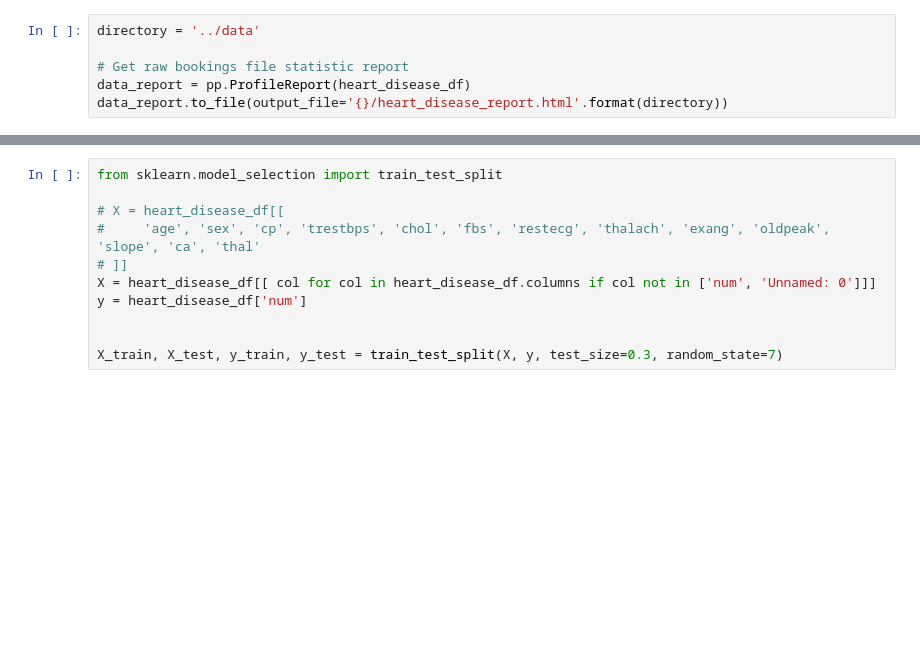
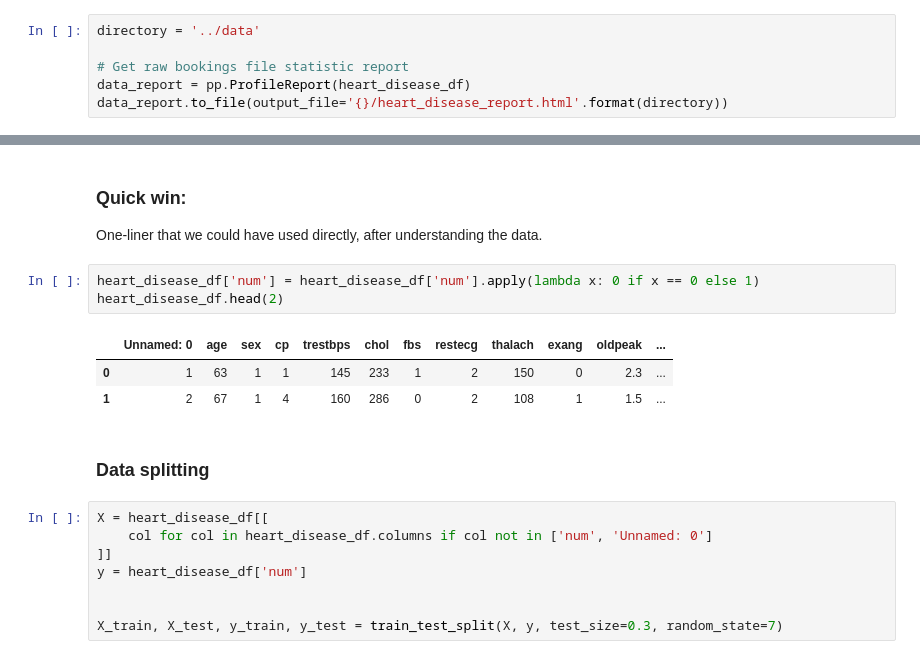
Before and after one commit to tanguyRa/AIML5, a Jupyter notebook: notebooks/Day1.ipynb, the cells around one changed output, grey strips where cells are left out. Cells and saved outputs as stored; diff of their text form; blank space fills up the shorter version.

```diff
--- a/notebooks/Day1.ipynb
+++ b/notebooks/Day1.ipynb
@@ -81,10 +163,19 @@ data_report.to_widgets()
+# %% [markdown]
+### Quick win:
+One-liner that we could have used directly, after understanding the data.
+# %%
+heart_disease_df['num'] = heart_disease_df['num'].apply(lambda x: 0 if x == 0 else 1)
+heart_disease_df.head(2)
+# %% [output]
+|  | Unnamed: 0 | age | sex | cp | trestbps | chol | fbs | restecg | thalach | exang | oldpeak | ... |
+| 0 | 1 | 63 | 1 | 1 | 145 | 233 | 1 | 2 | 150 | 0 | 2.3 | ... |
+| 1 | 2 | 67 | 1 | 4 | 160 | 286 | 0 | 2 | 108 | 1 | 1.5 | ... |
+# %% [markdown]
+### Data splitting
 # %%
-from sklearn.model_selection import train_test_split
-
-# X = heart_disease_df[[
-#     'age', 'sex', 'cp', 'trestbps', 'chol', 'fbs', 'restecg', 'thalach', 'exang', 'oldpeak', 'slope', 'ca', 'thal'
-# ]]
-X = heart_disease_df[[ col for col in heart_disease_df.columns if col not in ['num', 'Unnamed: 0']]]
+X = heart_disease_df[[
+    col for col in heart_disease_df.columns if col not in ['num', 'Unnamed: 0']
+]]
 y = heart_disease_df['num']
 
 
```
Also changed, not shown: parts of 34 cells of this notebook.
